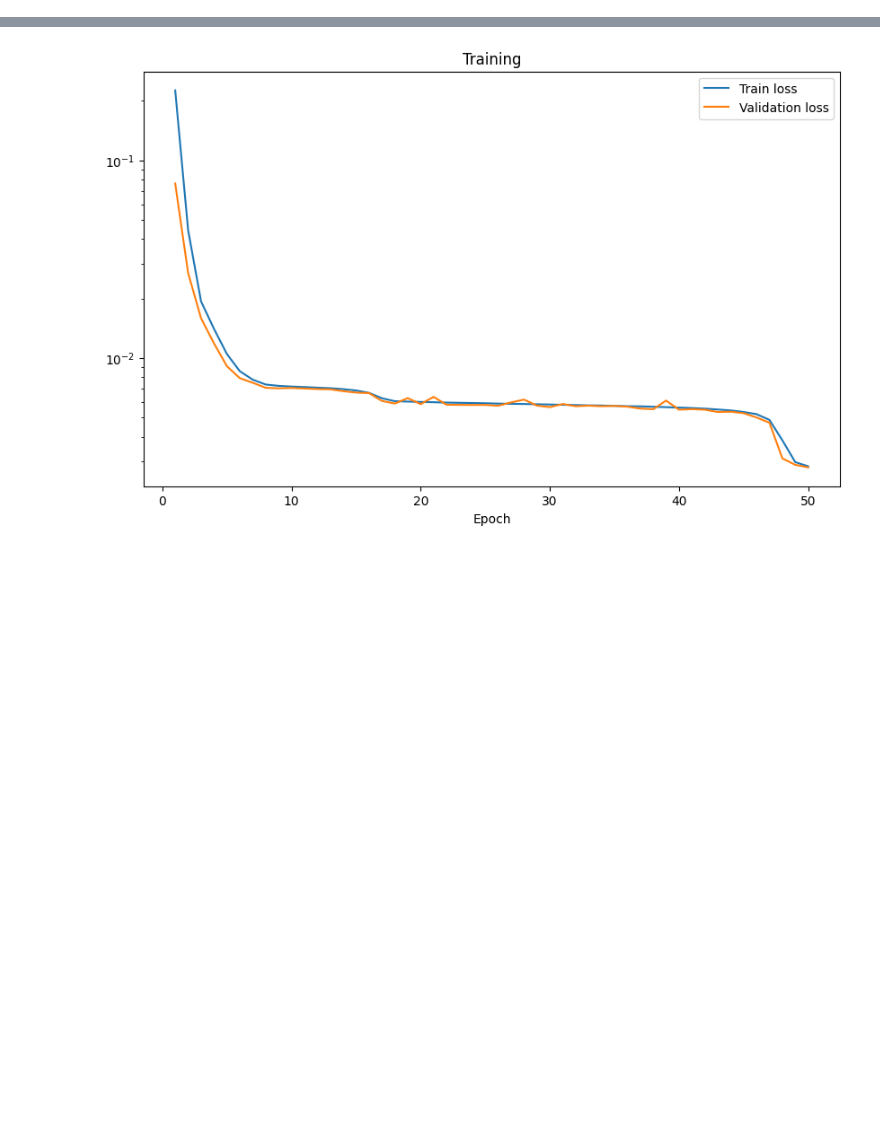
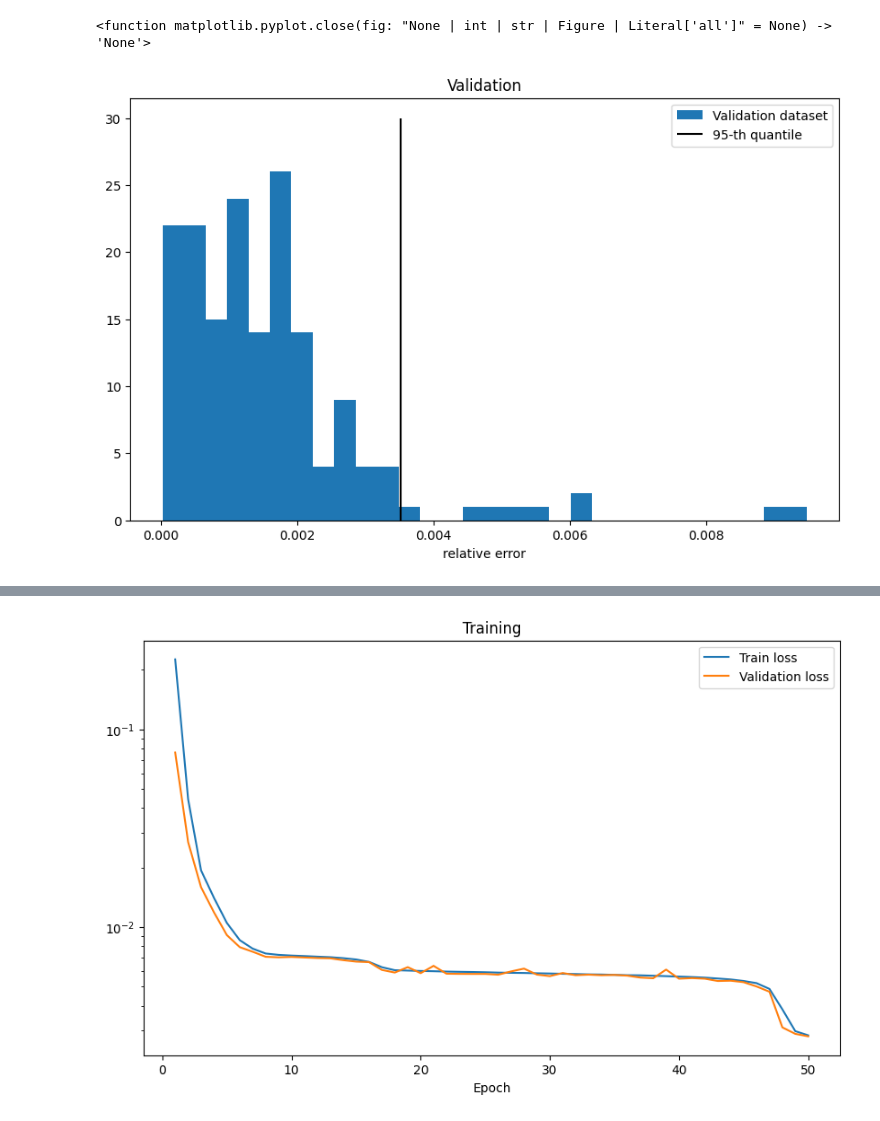
Before and after one commit to LeeoBianchi/BandpassNN, a Jupyter notebook: BandpassNN.ipynb, the cells around one changed output, grey strips where cells are left out. Drawn from its saved outputs; the diff is of its cells as text; code cells hidden in the pictures; blank space fills up the shorter version.

```diff
--- a/BandpassNN.ipynb
+++ b/BandpassNN.ipynb
@@ -85,0 +88,33 @@ Total FLOPs: 448
+# %%
+BPmodel.save('bandpass_NN_v2_MBB_353.pth')
+
+BPmodel = BPNN()
+BPmodel.load('bandpass_NN_v2_MBB_353.pth')
+# %%
+errs = []
+# total_val_loss = 0
+for X_batch, y_batch in test_loader:
+    X_batch = X_batch #.to(device)  # move inputs to GPU
+    y_batch = y_batch #.to(device)  # move targets to GPU
+    X_b0 = X_batch[0]
+    pred_norm = BPmodel.predict(X_b0)
+    pred = pred_norm #* y_std + y_mean           # denormalize output
+    err = abs((pred - y_batch[0].item()))/y_batch[0].item()
+    #print(f"Params: [{X_b0[0]}, {X_b0[1]}, {X_b0[2]}], Preds = {pred.item():.4f}, True = {y_batch[0].item():.4f}, err = {err}")
+    errs.append(err)
+    # loss  = criterion(pred, y_batch)
+    # total_val_loss += loss.item() * len(y_batch)
+
+np.quantile(errs, 0.95)
+plt.figure(figsize=(10,6))
+plt.title("Validation")
+plt.hist(errs, bins=30, label="Validation dataset")
+plt.vlines([np.quantile(errs, 0.95)], 0, 30, colors=['black'], label='95-th quantile')
+# plt.plot(np.arange(1, num_epochs+1), self.valid_losses, label="Validation loss")
+plt.xlabel("relative error")
+plt.legend()
+plt.savefig('validation_hist.png')
+plt.close
+# %% [output]
+<function matplotlib.pyplot.close(fig: "None | int | str | Figure | Literal['all']" = None) -> 'None'>
+[figure, added]
```
Also changed, not shown: parts of 13 cells of this notebook, 9 other files.
